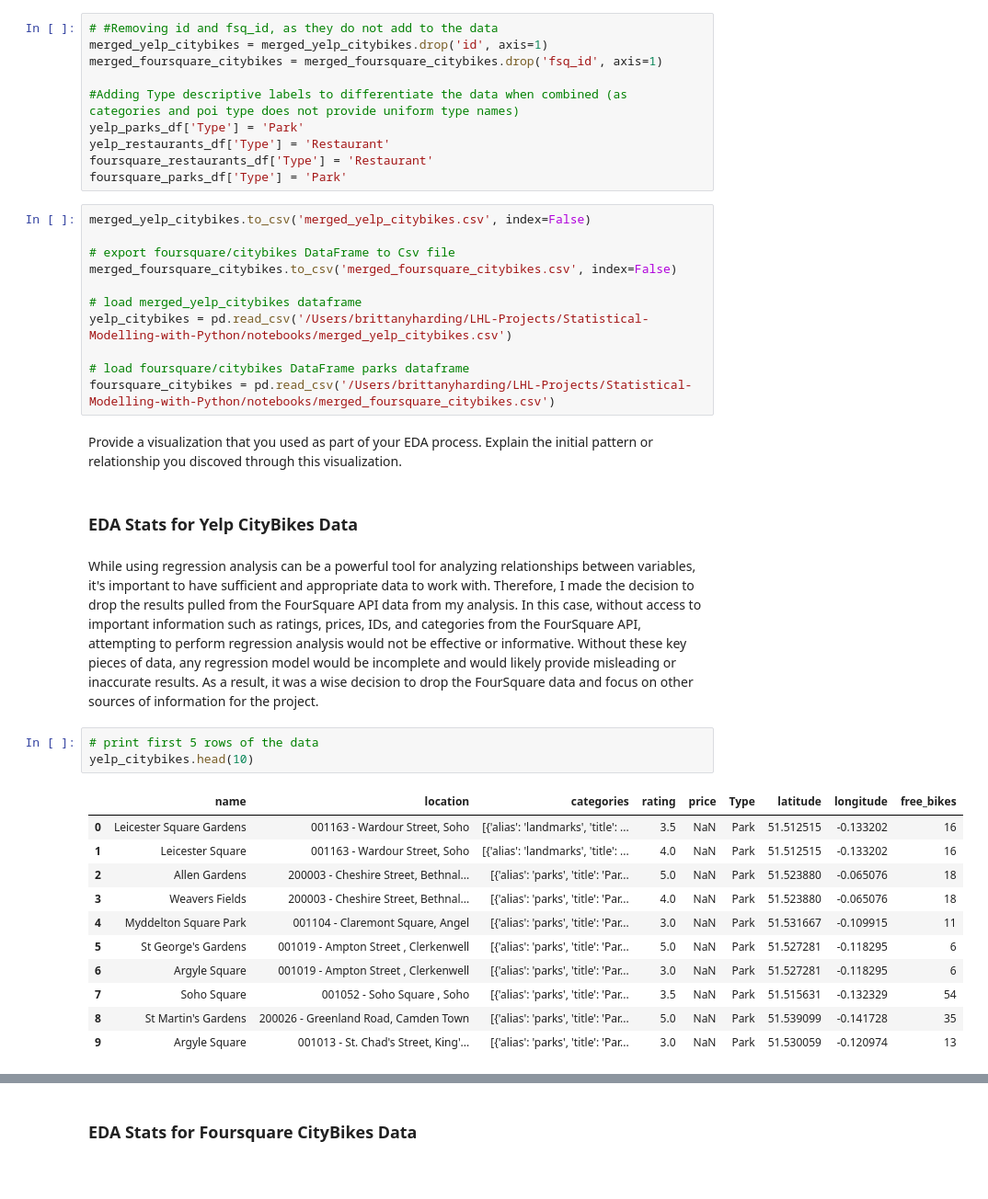
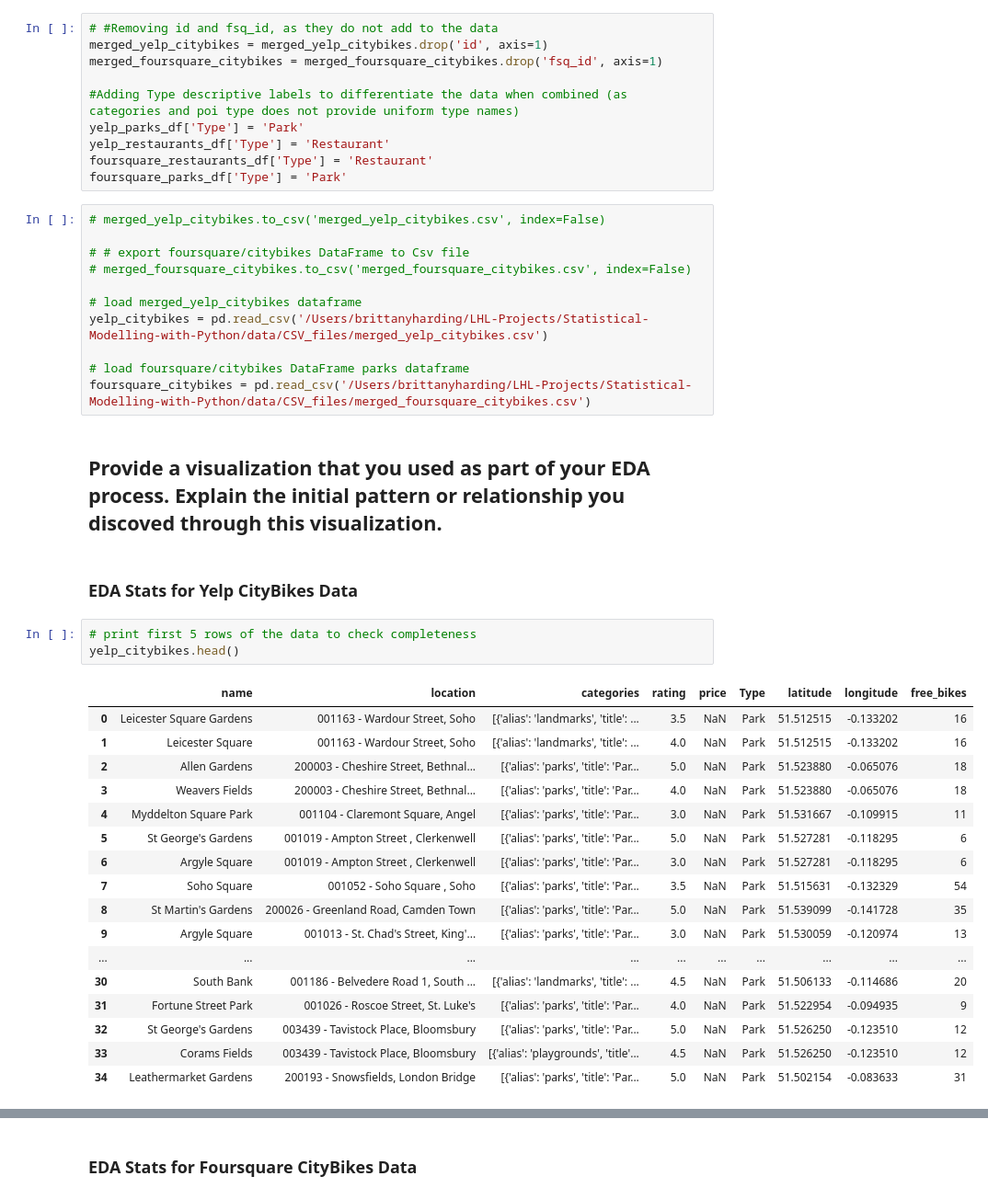
Before and after one commit to Brittanysacha/Statistical-Modelling-of-CityBike-Locations-and-Points-of-Interest-in-London, a Jupyter notebook: notebooks/joining_data.ipynb, the cells around one changed output, grey strips where cells are left out. Shown: that part at 92% size. Saved outputs shown, nothing was run; the diff lists cells and outputs as text; blank space fills up the shorter version.

```diff
--- a/notebooks/joining_data.ipynb
+++ b/notebooks/joining_data.ipynb
@@ -60,34 +76,38 @@ yelp_restaurants_df['Type'] = 'Restaurant'
 foursquare_restaurants_df['Type'] = 'Restaurant'
 foursquare_parks_df['Type'] = 'Park'
 # %%
-merged_yelp_citybikes.to_csv('merged_yelp_citybikes.csv', index=False)
+# merged_yelp_citybikes.to_csv('merged_yelp_citybikes.csv', index=False)
 
-# export foursquare/citybikes DataFrame to Csv file
-merged_foursquare_citybikes.to_csv('merged_foursquare_citybikes.csv', index=False)
+# # export foursquare/citybikes DataFrame to Csv file
+# merged_foursquare_citybikes.to_csv('merged_foursquare_citybikes.csv', index=False)
 
 # load merged_yelp_citybikes dataframe
-yelp_citybikes = pd.read_csv('/Users/brittanyharding/LHL-Projects/Statistical-Modelling-with-Python/notebooks/merged_yelp_citybikes.csv')
+yelp_citybikes = pd.read_csv('/Users/brittanyharding/LHL-Projects/Statistical-Modelling-with-Python/data/CSV_files/merged_yelp_citybikes.csv')
 
 # load foursquare/citybikes DataFrame parks dataframe
-foursquare_citybikes = pd.read_csv('/Users/brittanyharding/LHL-Projects/Statistical-Modelling-with-Python/notebooks/merged_foursquare_citybikes.csv')
+foursquare_citybikes = pd.read_csv('/Users/brittanyharding/LHL-Projects/Statistical-Modelling-with-Python/data/CSV_files/merged_foursquare_citybikes.csv')
 # %% [markdown]
-Provide a visualization that you used as part of your EDA process. Explain the initial pattern or relationship you discoved through this visualization.
+## Provide a visualization that you used as part of your EDA process. Explain the initial pattern or relationship you discoved through this visualization.
 # %% [markdown]
 ### EDA Stats for Yelp CityBikes Data
-# %% [markdown]
-While using regression analysis can be a powerful tool for analyzing relationships between variables, it's important to have sufficient and appropriate data to work with. Therefore, I made the decision to drop the results pulled from the FourSquare API data from my analysis. In this case, without access to important information such as ratings, prices, IDs, and categories from the FourSquare API, attempting to perform regression analysis would not be effective or informative. Without these key pieces of data, any regression model would be incomplete and would likely provide misleading or inaccurate results. As a result, it was a wise decision to drop the FourSquare data and focus on other sources of information for the project.
 # %%
-# print first 5 rows of the data
-yelp_citybikes.head(10)
+# print first 5 rows of the data to check completeness
+yelp_citybikes.head()
 # %% [output]
 |  | name | location | categories | rating | price | Type | latitude | longitude | free_bikes |
 | 0 | Leicester Square Gardens | 001163 - Wardour Street, Soho | [{'alias': 'landmarks', 'title': ... | 3.5 | NaN | Park | 51.512515 | -0.133202 | 16 |
 | 1 | Leicester Square | 001163 - Wardour Street, Soho | [{'alias': 'landmarks', 'title': ... | 4.0 | NaN | Park | 51.512515 | -0.133202 | 16 |
 | 2 | Allen Gardens | 200003 - Cheshire Street, Bethnal... | [{'alias': 'parks', 'title': 'Par... | 5.0 | NaN | Park | 51.523880 | -0.065076 | 18 |
 | 3 | Weavers Fields | 200003 - Cheshire Street, Bethnal... | [{'alias': 'parks', 'title': 'Par... | 4.0 | NaN | Park | 51.523880 | -0.065076 | 18 |
 | 4 | Myddelton Square Park | 001104 - Claremont Square, Angel | [{'alias': 'parks', 'title': 'Par... | 3.0 | NaN | Park | 51.531667 | -0.109915 | 11 |
 | 5 | St George's Gardens | 001019 - Ampton Street , Clerkenwell | [{'alias': 'parks', 'title': 'Par... | 5.0 | NaN | Park | 51.527281 | -0.118295 | 6 |
 | 6 | Argyle Square | 001019 - Ampton Street , Clerkenwell | [{'alias': 'parks', 'title': 'Par... | 3.0 | NaN | Park | 51.527281 | -0.118295 | 6 |
 | 7 | Soho Square | 001052 - Soho Square , Soho | [{'alias': 'parks', 'title': 'Par... | 3.5 | NaN | Park | 51.515631 | -0.132329 | 54 |
 | 8 | St Martin's Gardens | 200026 - Greenland Road, Camden Town | [{'alias': 'parks', 'title': 'Par... | 5.0 | NaN | Park | 51.539099 | -0.141728 | 35 |
 | 9 | Argyle Square | 001013 - St. Chad's Street, King'... | [{'alias': 'parks', 'title': 'Par... | 3.0 | NaN | Park | 51.530059 | -0.120974 | 13 |
+| ... | ... | ... | ... | ... | ... | ... | ... | ... | ... |
+| 30 | South Bank | 001186 - Belvedere Road 1, South ... | [{'alias': 'landmarks', 'title': ... | 4.5 | NaN | Park | 51.506133 | -0.114686 | 20 |
+| 31 | Fortune Street Park | 001026 - Roscoe Street, St. Luke's | [{'alias': 'parks', 'title': 'Par... | 4.0 | NaN | Park | 51.522954 | -0.094935 | 9 |
+| 32 | St George's Gardens | 003439 - Tavistock Place, Bloomsbury | [{'alias': 'parks', 'title': 'Par... | 5.0 | NaN | Park | 51.526250 | -0.123510 | 12 |
+| 33 | Corams Fields | 003439 - Tavistock Place, Bloomsbury | [{'alias': 'playgrounds', 'title'... | 4.5 | NaN | Park | 51.526250 | -0.123510 | 12 |
+| 34 | Leathermarket Gardens | 200193 - Snowsfields, London Bridge | [{'alias': 'parks', 'title': 'Par... | 5.0 | NaN | Park | 51.502154 | -0.083633 | 31 |
```
Also changed, not shown: parts of 10 cells of this notebook, 1 other file.
